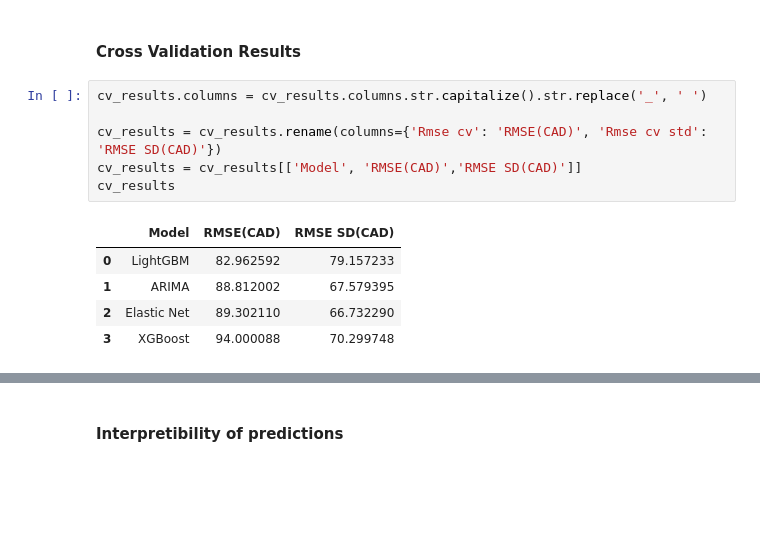
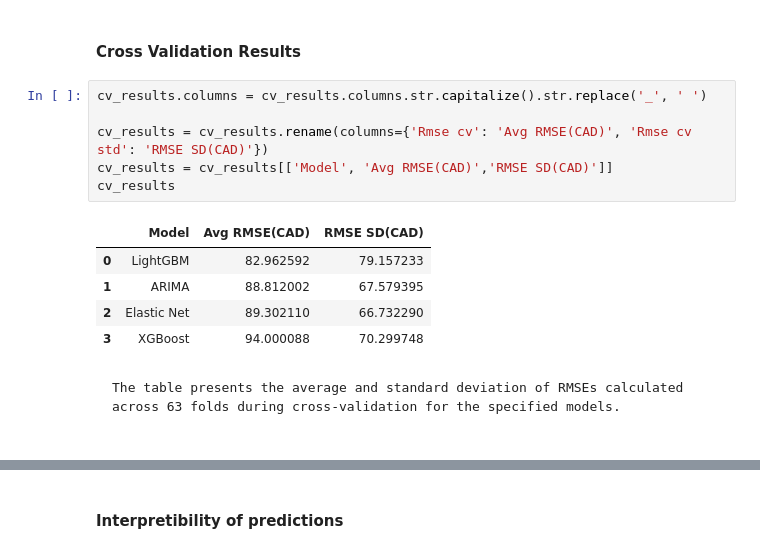
Before and after one commit to slalom-ubc-mds/Power-Price-Prediction, a Jupyter notebook: notebooks/jupyter_book_reports/_build/html/_sources/final_report.ipynb, the cells around one changed output, grey strips where cells are left out. Saved outputs shown, nothing was run; the diff lists cells and outputs as text; blank space fills up the shorter version.

`````diff
--- a/notebooks/jupyter_book_reports/_build/html/_sources/final_report.ipynb
+++ b/notebooks/jupyter_book_reports/_build/html/_sources/final_report.ipynb
@@ -614,15 +545,18 @@ Our training data spanned from January 1st 2021, to January 31st 2023. To captur
 # %%
 cv_results.columns = cv_results.columns.str.capitalize().str.replace('_', ' ')
 
-cv_results = cv_results.rename(columns={'Rmse cv': 'RMSE(CAD)', 'Rmse cv std': 'RMSE SD(CAD)'})
-cv_results = cv_results[['Model', 'RMSE(CAD)','RMSE SD(CAD)']]
+cv_results = cv_results.rename(columns={'Rmse cv': 'Avg RMSE(CAD)', 'Rmse cv std': 'RMSE SD(CAD)'})
+cv_results = cv_results[['Model', 'Avg RMSE(CAD)','RMSE SD(CAD)']]
 cv_results
 # %% [output]
-|  | Model | RMSE(CAD) | RMSE SD(CAD) |
+|  | Model | Avg RMSE(CAD) | RMSE SD(CAD) |
 | 0 | LightGBM | 82.962592 | 79.157233 |
 | 1 | ARIMA | 88.812002 | 67.579395 |
 | 2 | Elastic Net | 89.302110 | 66.732290 |
 | 3 | XGBoost | 94.000088 | 70.299748 |
+# %% [markdown]
+````{div} full-width
+The table presents the average and standard deviation of RMSEs calculated across 63 folds during cross-validation for the specified models.
 # %% [markdown]
 ````{div} full-width
 
`````
Also changed, not shown: parts of 19 cells of this notebook, 8 other files.
